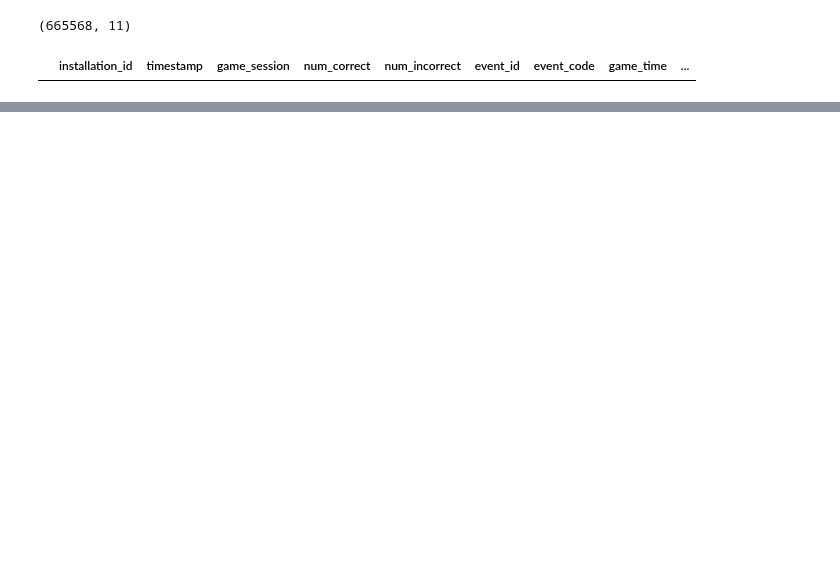
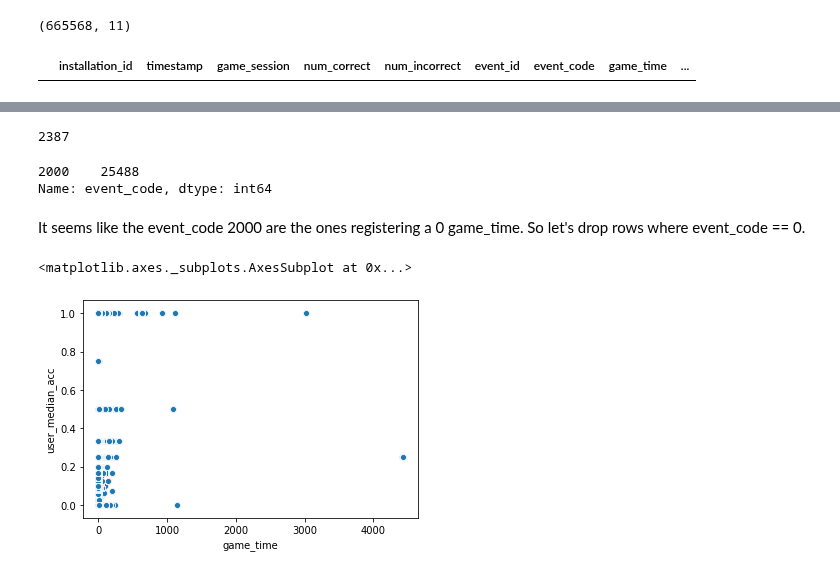
Before and after one commit to cats-in-the-hat/PBS-KIDS2, a Jupyter notebook: cris_ntbk.ipynb, the cells around one changed output, grey strips where cells are left out. Drawn from its saved outputs; the diff is of its cells as text; code cells hidden in the pictures; blank space fills up the shorter version.

```diff
--- a/cris_ntbk.ipynb
+++ b/cris_ntbk.ipynb
@@ -535,0 +600,2 @@ tent_train[tent_train.game_session=="0336db4dee65ad4b"]
+# %%
+game_only = df[df.type == "Game"].reset_index().sort_values(by=["game_session","timestamp"])
@@ -535,0 +635,2 @@ tent_train[tent_train.game_session=="0336db4dee65ad4b"]
+# %%
+game_only.timestamp = pd.to_datetime(game_only.timestamp)
@@ -535,0 +646,21 @@ tent_train[tent_train.game_session=="0336db4dee65ad4b"]
+# %%
+game_only.installation_id.nunique()
+# %% [output]
+2387
+# %%
+game_only[game_only.game_time == 0].event_code.value_counts()
+game_only.game_time.value_counts()
+# %% [output]
+2000    25488
+Name: event_code, dtype: int64
+# %% [markdown]
+It seems like the event_code 2000 are the ones registering a 0 game_time. So let's drop rows where event_code == 0.
+# %%
+game_only = game_only[game_only.event_code != 2000]
+# %%
+game_only.game_time = game_only.game_time / 60_000
+# %%
+sns.scatterplot(x="game_time",y="user_median_acc",data=game_only)
+# %% [output]
+<matplotlib.axes._subplots.AxesSubplot at 0x...>
+[figure, added]
```
Also changed, not shown: parts of 34 cells of this notebook.
